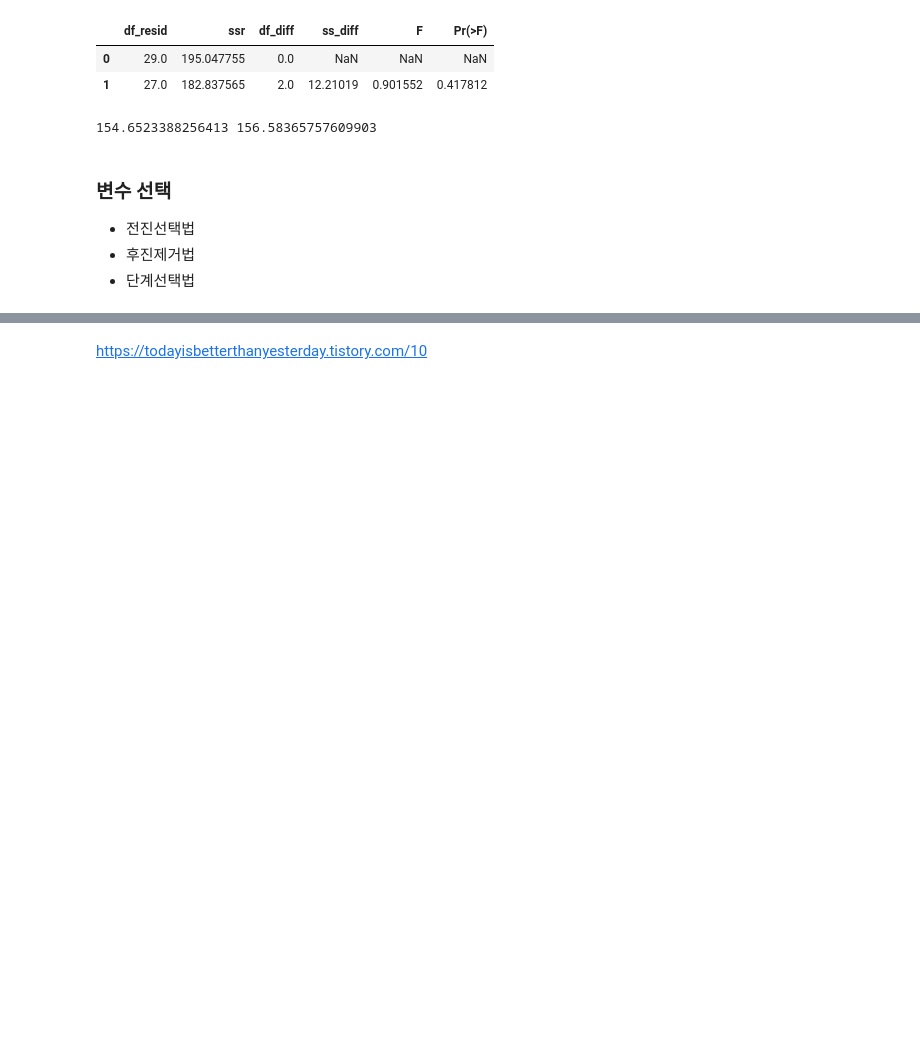
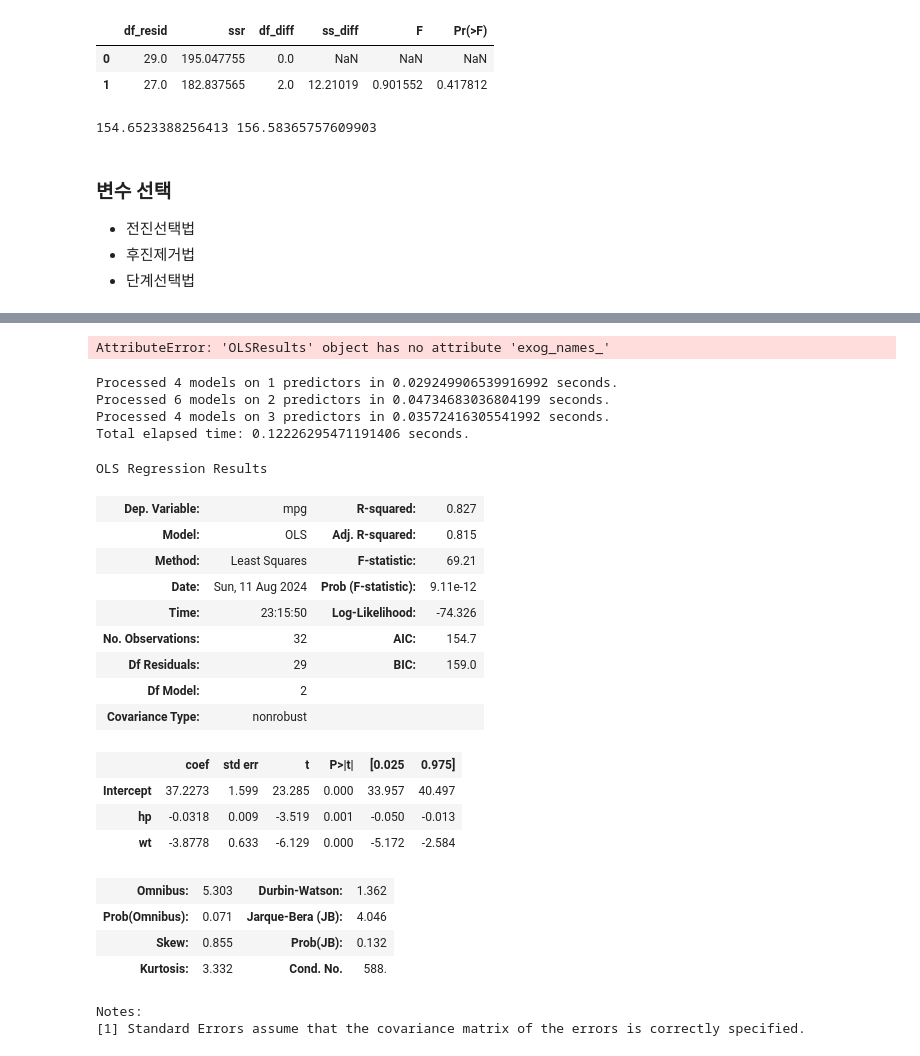
Before and after one commit to klee30810/ADP-study, a Jupyter notebook: stats/kwak/Chap 07. 회귀분석.ipynb, the cells around one changed output, grey strips where cells are left out. Cells and saved outputs as stored; diff of their text form; code cells hidden in the pictures; blank space fills up the shorter version.

```diff
--- a/stats/kwak/Chap 07. 회귀분석.ipynb
+++ b/stats/kwak/Chap 07. 회귀분석.ipynb
@@ -384 +490,41 @@ print(result1.aic, result2.aic)
+# %%
+stepwise_best_model
+# %% [output]
+AttributeError: 'OLSResults' object has no attribute 'exog_names_'
+# %%
+models = pd.DataFrame(columns=["aic","model","features"])
+tic = time.time()
+for i in range(1,4):
+    models.loc[i] = get_best(data=cars, exog='mpg', endog=cols, k=i)
+toc = time.time()
+print("Total elapsed time:",(toc-tic),"seconds.")
+# %% [output]
+Processed 4 models on 1 predictors in 0.029249906539916992 seconds.
+Processed 6 models on 2 predictors in 0.04734683036804199 seconds.
+Processed 4 models on 3 predictors in 0.03572416305541992 seconds.
+Total elapsed time: 0.12226295471191406 seconds.
+# %%
+# 가장 AIC가 낮은 2번쨰 모델 결과 출력
+models.loc[2,'model'].summary()
+# %% [output]
+OLS Regression Results
+| Dep. Variable: | mpg | R-squared: | 0.827 |
+| Model: | OLS | Adj. R-squared: | 0.815 |
+| Method: | Least Squares | F-statistic: | 69.21 |
+| Date: | Sun, 11 Aug 2024 | Prob (F-statistic): | 9.11e-12 |
+| Time: | 23:15:50 | Log-Likelihood: | -74.326 |
+| No. Observations: | 32 | AIC: | 154.7 |
+| Df Residuals: | 29 | BIC: | 159.0 |
+| Df Model: | 2 |  |  |
+| Covariance Type: | nonrobust |  |  |
+|  | coef | std err | t | P>|t| | [0.025 | 0.975] |
+| Intercept | 37.2273 | 1.599 | 23.285 | 0.000 | 33.957 | 40.497 |
+| hp | -0.0318 | 0.009 | -3.519 | 0.001 | -0.050 | -0.013 |
+| wt | -3.8778 | 0.633 | -6.129 | 0.000 | -5.172 | -2.584 |
+| Omnibus: | 5.303 | Durbin-Watson: | 1.362 |
+| Prob(Omnibus): | 0.071 | Jarque-Bera (JB): | 4.046 |
+| Skew: | 0.855 | Prob(JB): | 0.132 |
+| Kurtosis: | 3.332 | Cond. No. | 588. |
+Notes:
+[1] Standard Errors assume that the covariance matrix of the errors is correctly specified.
 # %%
@@ -449,2 +572,0 @@ def forward_model(X, y):
-# %% [markdown]
-https://todayisbetterthanyesterday.tistory.com/10
```
Also changed, not shown: parts of 8 cells of this notebook.
